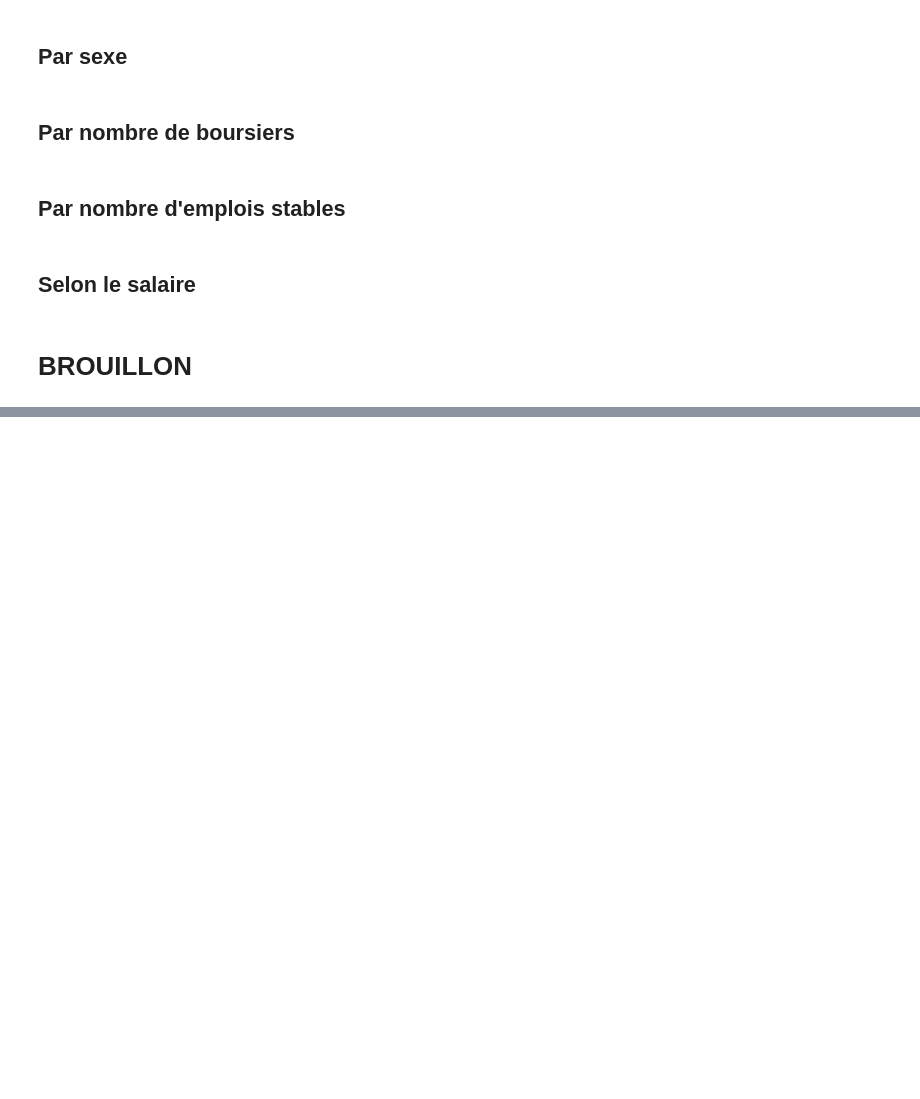
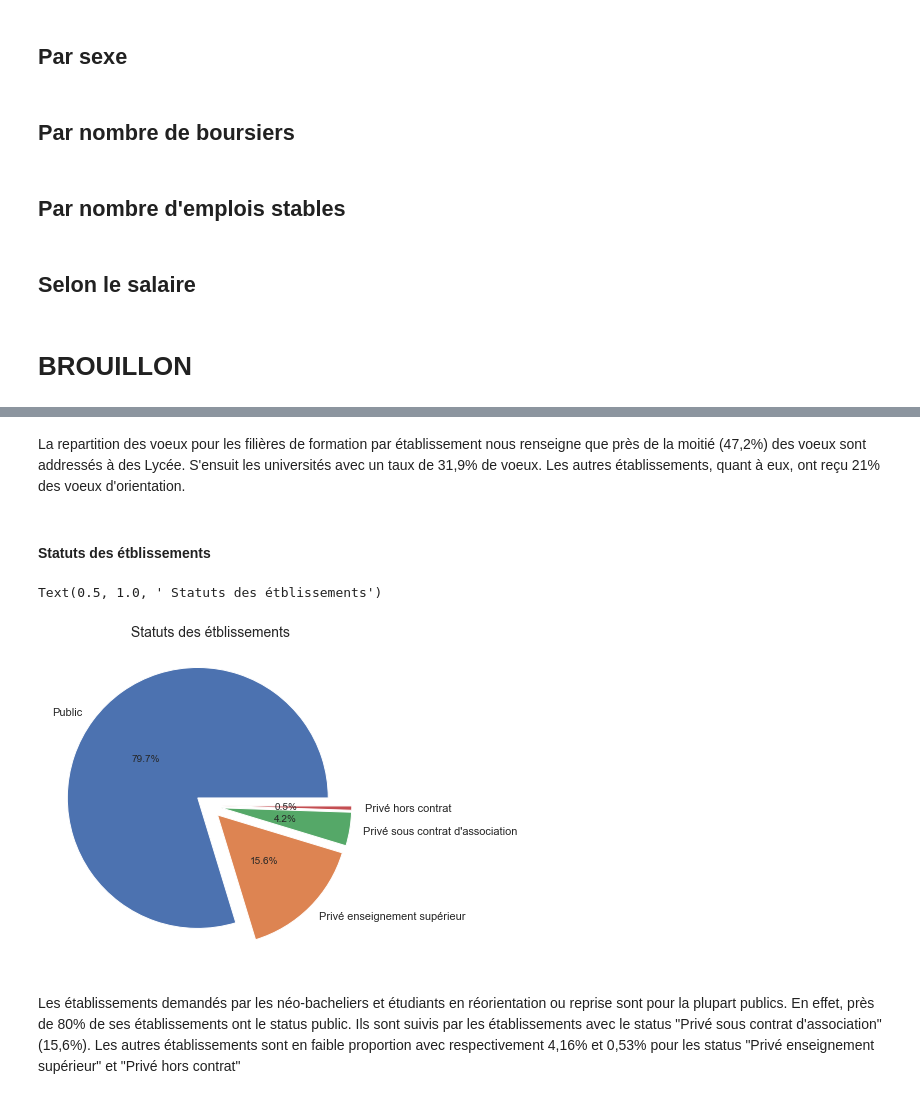
Before and after one commit to DouloSOW/Depot, a Jupyter notebook: principal_script.ipynb, the cells around one changed output, grey strips where cells are left out. Saved outputs shown, nothing was run; the diff lists cells and outputs as text; code cells hidden in the pictures; blank space fills up the shorter version.

```diff
--- a/principal_script.ipynb
+++ b/principal_script.ipynb
@@ -978,0 +1030,18 @@ ses_2020.rename(dic)
+# %% [markdown]
+La repartition des voeux pour les filières de formation par établissement nous renseigne que près de la moitié (47,2%) des voeux sont addressés à des Lycée. S'ensuit les universités avec un taux de 31,9% de voeux. Les autres établissements, quant à eux, ont reçu 21% des voeux d'orientation.
+# %% [markdown]
+#### Statuts des étblissements
+# %%
+# Statuts des étblissements
+
+pie, ax = plt.subplots(figsize=[8,6])
+plt.pie(x= glob_data['contrat_etab'].value_counts(),
+        autopct="%.1f%%", explode=[0.1]*len(glob_data['contrat_etab'].value_counts()),
+        labels=list(glob_data['contrat_etab'].unique()),
+        pctdistance=0.5)
+plt.title(" Statuts des étblissements", fontsize=14)
+# %% [output]
+Text(0.5, 1.0, ' Statuts des étblissements')
+[figure, added]
+# %% [markdown]
+Les établissements demandés par les néo-bacheliers et étudiants en réorientation ou reprise sont pour la plupart publics. En effet, près de 80% de ses établissements ont le status public. Ils sont suivis par les établissements avec le status "Privé sous contrat d'association" (15,6%). Les autres établissements sont en faible proportion avec respectivement 4,16% et 0,53% pour les status "Privé enseignement supérieur" et "Privé hors contrat"
```
Also changed, not shown: parts of 91 cells of this notebook.
